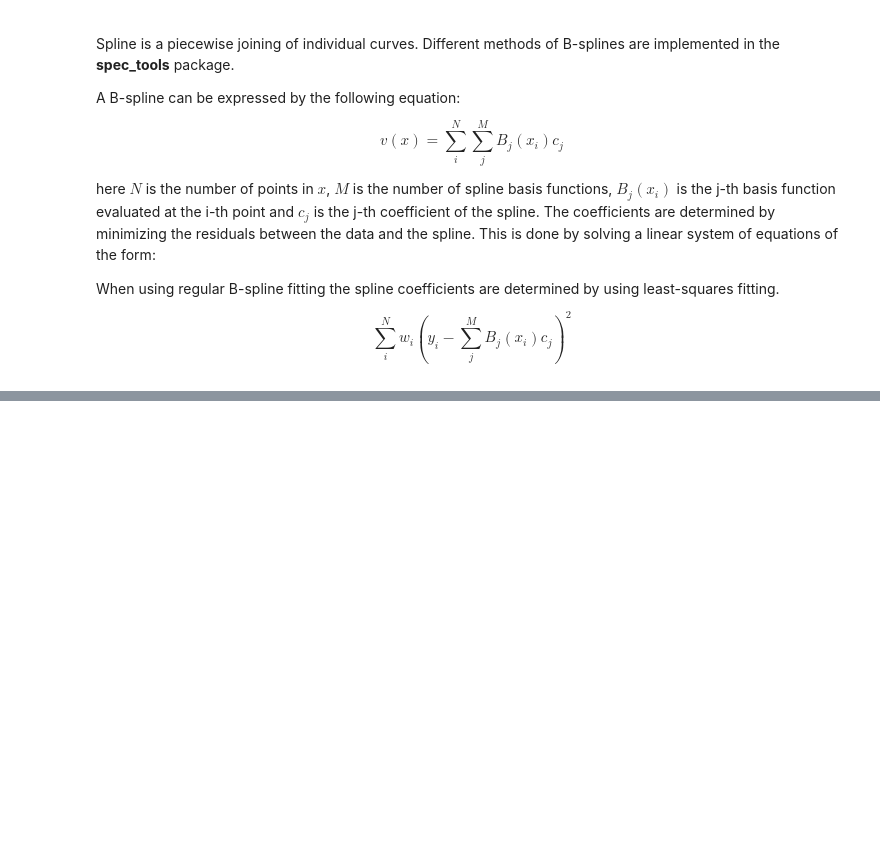
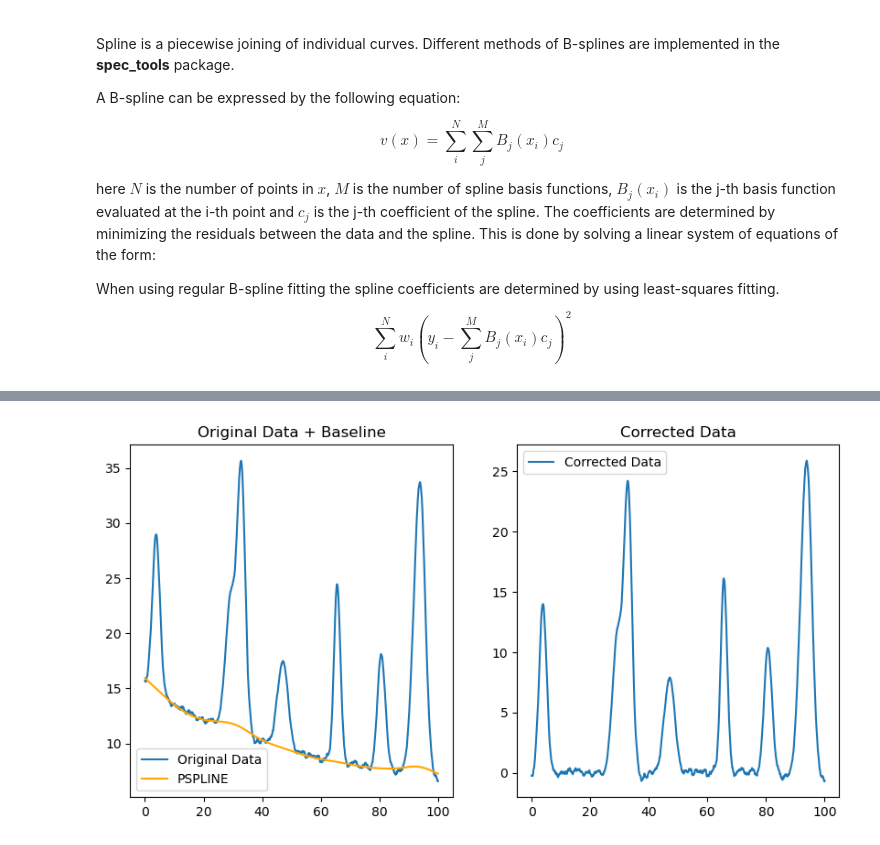
Before and after one commit to LukasMeinschad/ir_peak_int, a Jupyter notebook: Tutorial_Notebooks/Baseline_Correction.ipynb, the cells around one changed output, grey strips where cells are left out. Saved outputs shown, nothing was run; the diff lists cells and outputs as text; code cells hidden in the pictures; blank space fills up the shorter version.

```diff
--- a/Tutorial_Notebooks/Baseline_Correction.ipynb
+++ b/Tutorial_Notebooks/Baseline_Correction.ipynb
@@ -276,0 +296,4 @@ baseline1.irsqr_fitting()
+# %%
+baseline1.pspline_asls_fitting()
+# %% [output]
+[figure, added]
```
Also changed, not shown: parts of 21 cells of this notebook, 3 other files.
